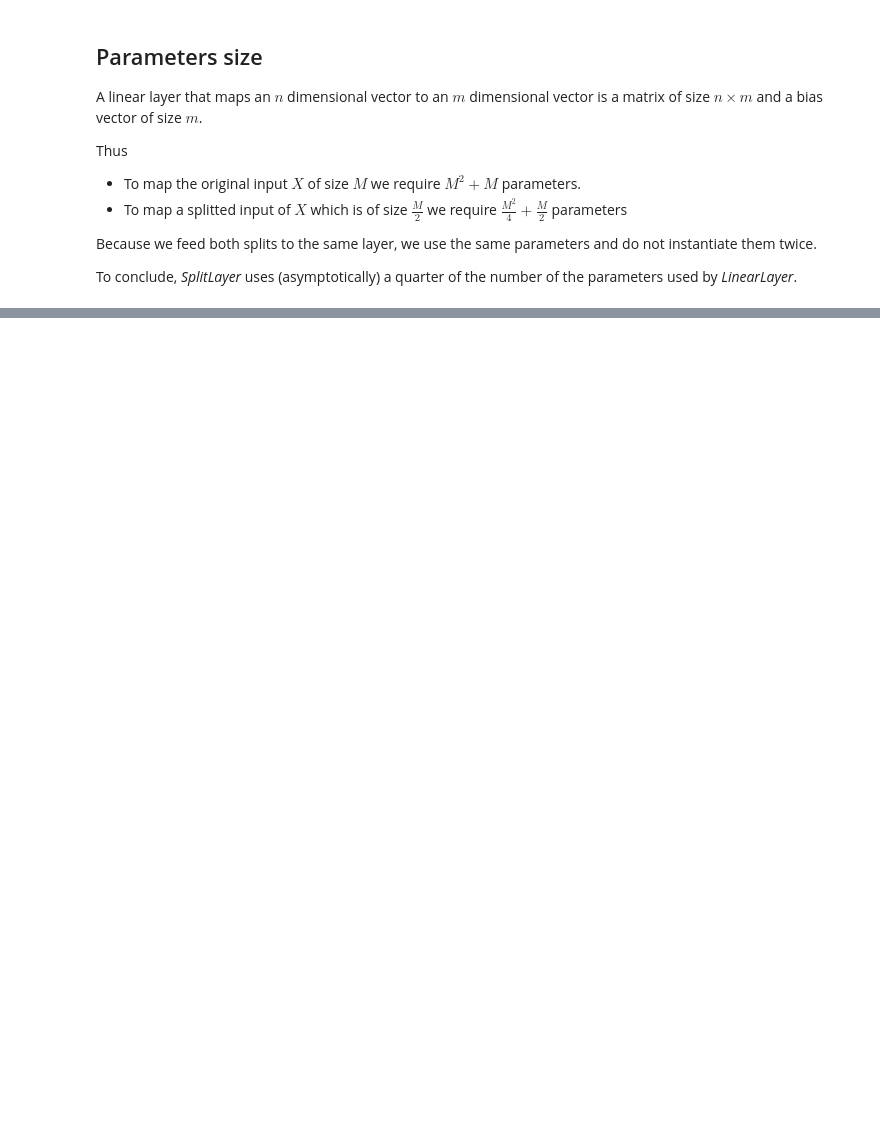
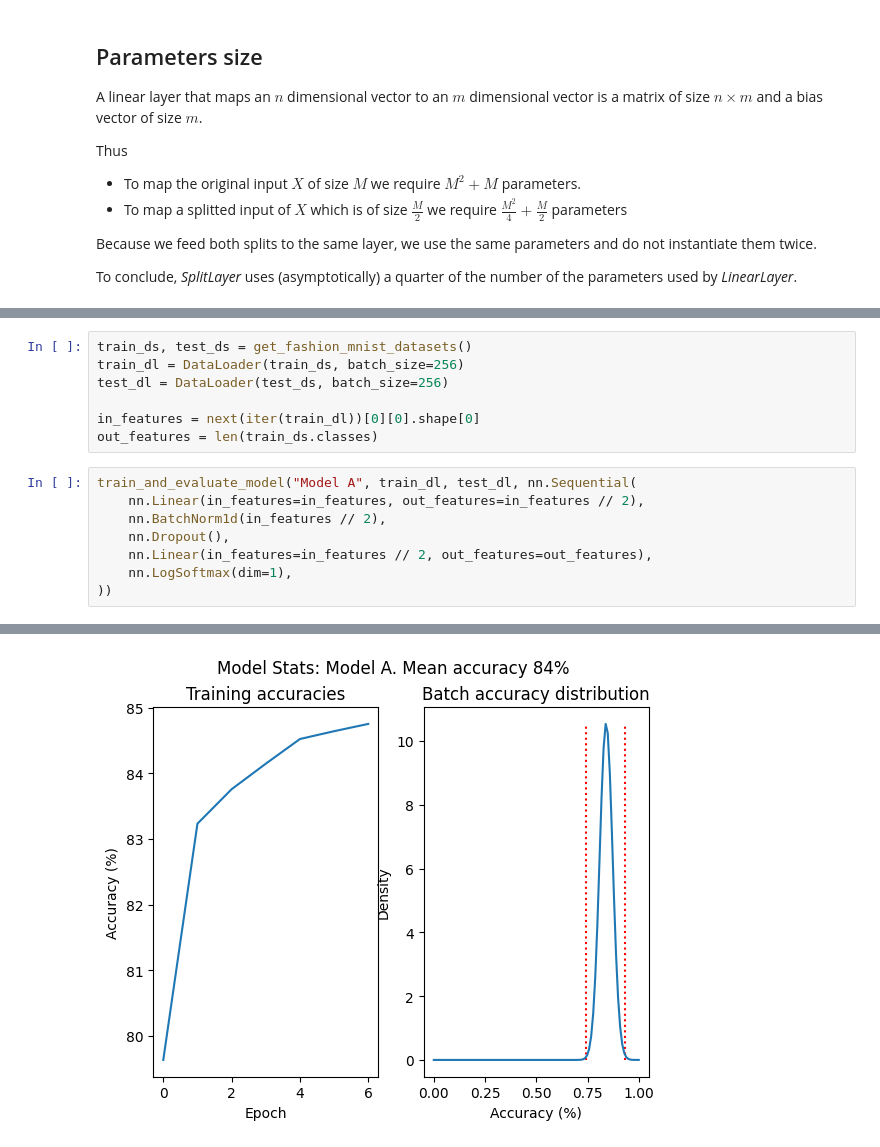
Before and after one commit to tglanz/bsc, a Jupyter notebook: 2024b-22961/mmn14/mmn14.ipynb, the cells around one changed output, grey strips where cells are left out. Drawn from its saved outputs; the diff is of its cells as text; blank space fills up the shorter version.

```diff
--- a/2024b-22961/mmn14/mmn14.ipynb
+++ b/2024b-22961/mmn14/mmn14.ipynb
@@ -225,0 +576,16 @@ $$
+# %%
+train_ds, test_ds = get_fashion_mnist_datasets()
+train_dl = DataLoader(train_ds, batch_size=256)
+test_dl = DataLoader(test_ds, batch_size=256)
+
+in_features = next(iter(train_dl))[0][0].shape[0]
+out_features = len(train_ds.classes)
+# %%
+train_and_evaluate_model("Model A", train_dl, test_dl, nn.Sequential(
+    nn.Linear(in_features=in_features, out_features=in_features // 2),
+    nn.BatchNorm1d(in_features // 2),
+    nn.Dropout(),
+    nn.Linear(in_features=in_features // 2, out_features=out_features),
+    nn.LogSoftmax(dim=1),
+))
+# %% [output]
@@ -225,0 +601 @@ $$
+[figure, added]
```
Also changed, not shown: parts of 11 cells of this notebook, 2 other files.
